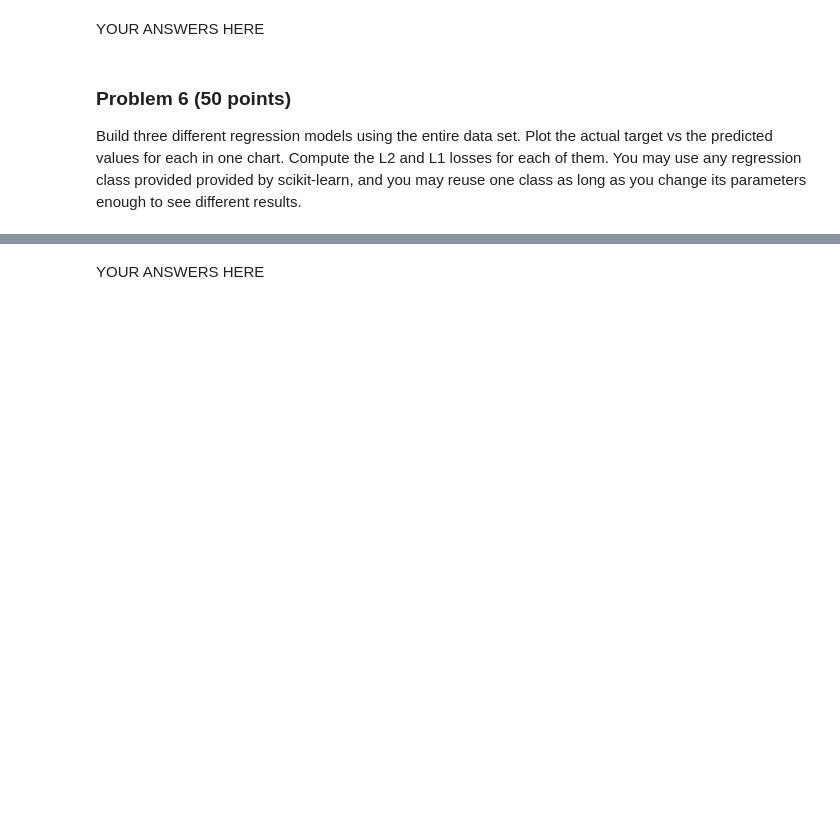
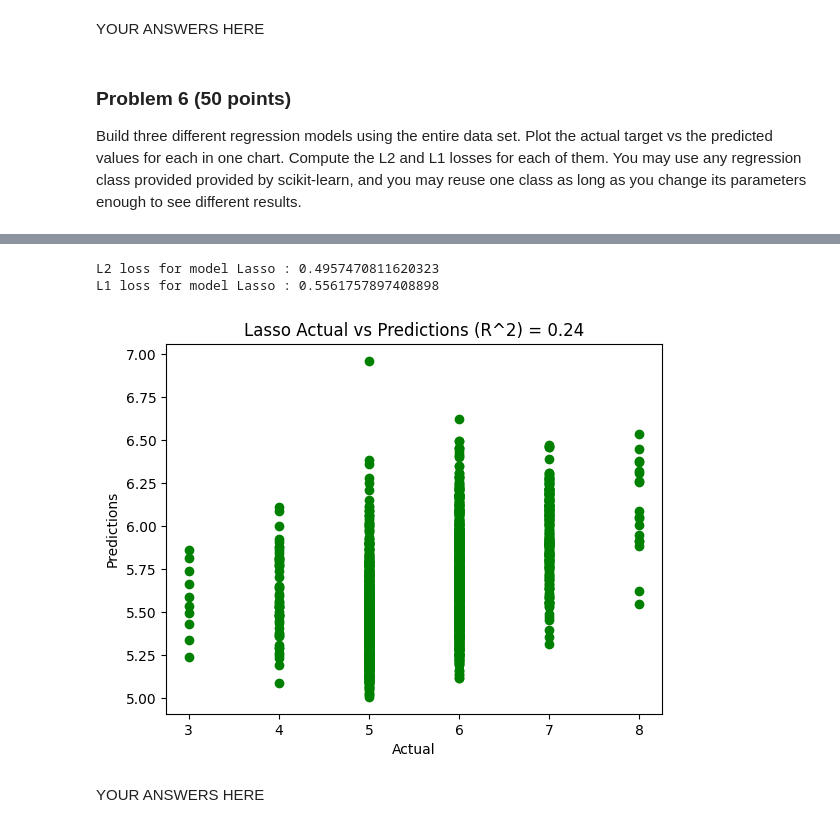
Before and after one commit to RajuNatesanBU/25fallcdsdx602_o1, a Jupyter notebook: dx602-final-project/project.ipynb, the cells around one changed output, grey strips where cells are left out. Cells and saved outputs as stored; diff of their text form; code cells hidden in the pictures; blank space fills up the shorter version.

```diff
--- a/dx602-final-project/project.ipynb
+++ b/dx602-final-project/project.ipynb
@@ -215,3 +261,11 @@ You may use any regression class provided provided by scikit-learn, and you may
+# %%
+model_lasso = sklearn.linear_model.Lasso(alpha=0.1)
+model_evaluation(model_lasso, "Lasso",
+                 red_wine_df_features, red_wine_df_target)
+# %% [output]
+L2 loss for model Lasso : 0.4957470811620323
+L1 loss for model Lasso : 0.5561757897408898
+[figure, added]
 # %% [markdown]
 YOUR ANSWERS HERE
 # %% [markdown]
```
Also changed, not shown: parts of 7 cells of this notebook.
